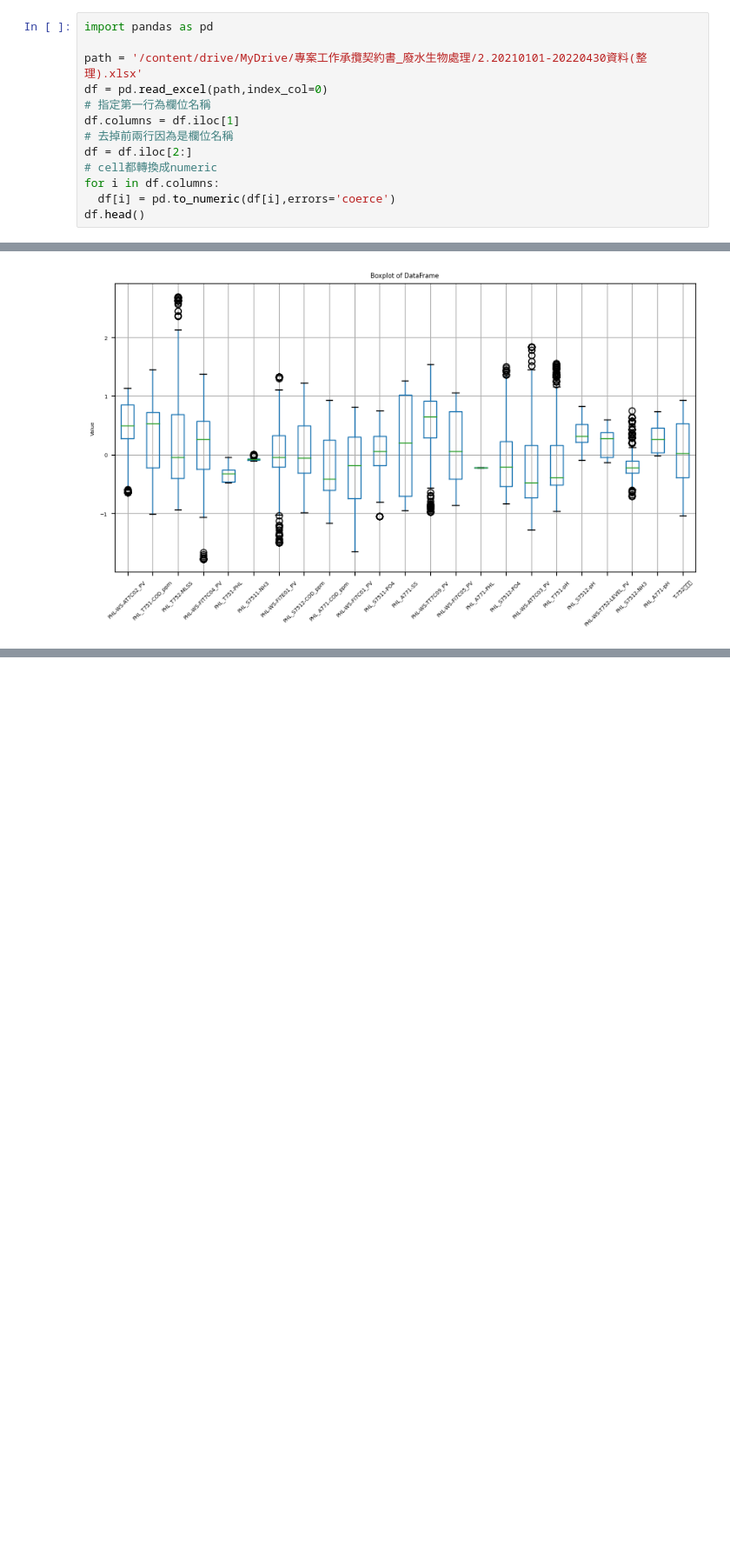
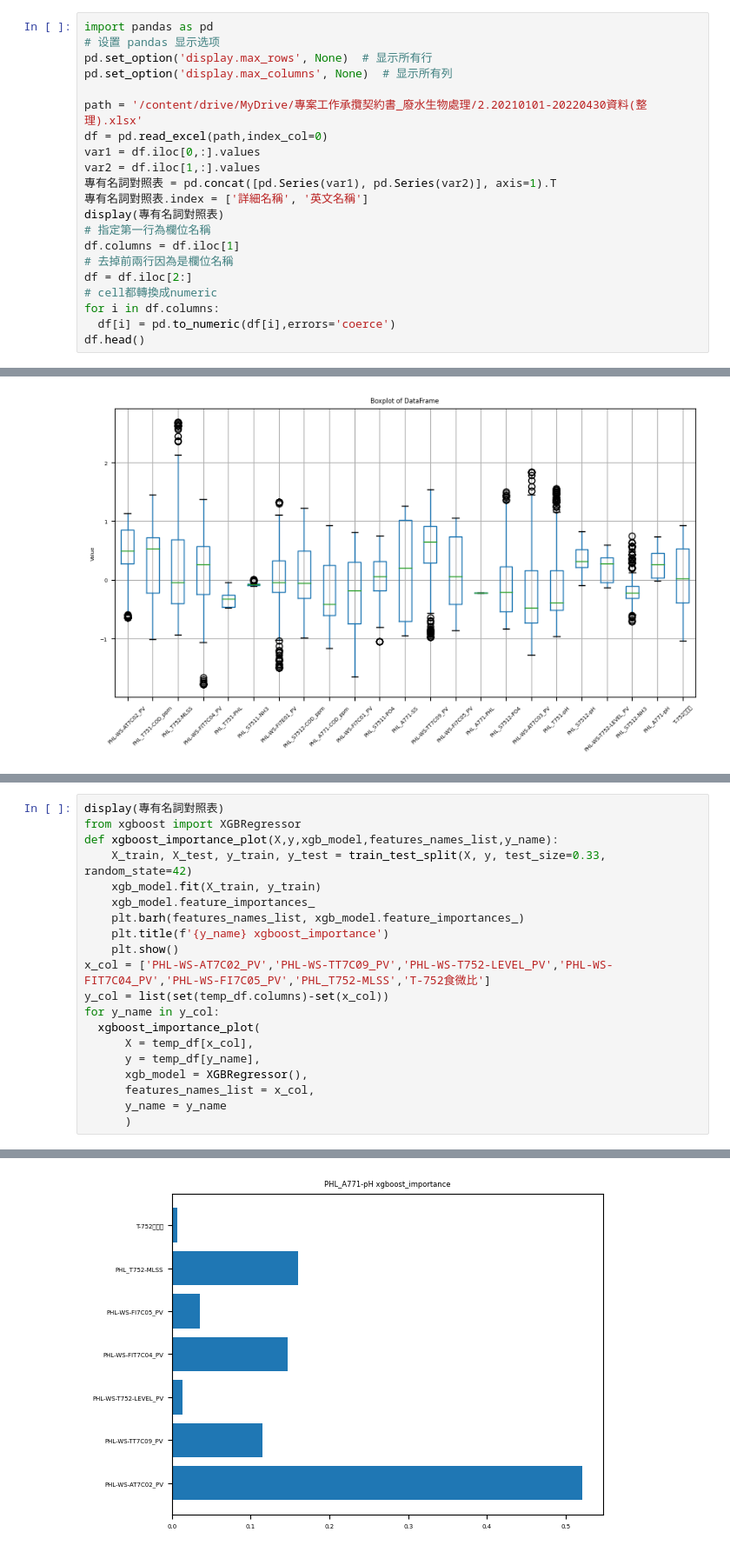
Before and after one commit to skywalker0803r/Wastewater-Biological-Treatment, a Jupyter notebook: Wastewater_Biological_Treatment(數據視覺化分析).ipynb, the cells around one changed output, grey strips where cells are left out. Shown at 87% size. Saved outputs shown, nothing was run; the diff lists cells and outputs as text; blank space fills up the shorter version.

```diff
--- a/Wastewater_Biological_Treatment(數據視覺化分析).ipynb
+++ b/Wastewater_Biological_Treatment(數據視覺化分析).ipynb
@@ -1,8 +12,16 @@
 # %%
 import pandas as pd
+# 设置 pandas 显示选项
+pd.set_option('display.max_rows', None)  # 显示所有行
+pd.set_option('display.max_columns', None)  # 显示所有列
 
 path = '/content/drive/MyDrive/專案工作承攬契約書_廢水生物處理/2.20210101-20220430資料(整理).xlsx'
 df = pd.read_excel(path,index_col=0)
+var1 = df.iloc[0,:].values
+var2 = df.iloc[1,:].values
+專有名詞對照表 = pd.concat([pd.Series(var1), pd.Series(var2)], axis=1).T
+專有名詞對照表.index = ['詳細名稱', '英文名稱']
+display(專有名詞對照表)
 # 指定第一行為欄位名稱
 df.columns = df.iloc[1]
 # 去掉前兩行因為是欄位名稱
@@ -184,0 +212,21 @@ ax.set_xticklabels(ax.get_xticklabels(),rotation=45)
+# %%
+display(專有名詞對照表)
+from xgboost import XGBRegressor
+def xgboost_importance_plot(X,y,xgb_model,features_names_list,y_name):
+    X_train, X_test, y_train, y_test = train_test_split(X, y, test_size=0.33, random_state=42)
+    xgb_model.fit(X_train, y_train)
+    xgb_model.feature_importances_
+    plt.barh(features_names_list, xgb_model.feature_importances_)
+    plt.title(f'{y_name} xgboost_importance')
+    plt.show()
+x_col = ['PHL-WS-AT7C02_PV','PHL-WS-TT7C09_PV','PHL-WS-T752-LEVEL_PV','PHL-WS-FIT7C04_PV','PHL-WS-FI7C05_PV','PHL_T752-MLSS','T-752食微比']
+y_col = list(set(temp_df.columns)-set(x_col))
+for y_name in y_col:
+  xgboost_importance_plot(
+      X = temp_df[x_col],
+      y = temp_df[y_name],
+      xgb_model = XGBRegressor(),
+      features_names_list = x_col,
+      y_name = y_name
+      )
+# %% [output]
@@ -184,0 +236 @@ ax.set_xticklabels(ax.get_xticklabels(),rotation=45)
+[figure, added]
```
Also changed, not shown: parts of 9 cells of this notebook.
